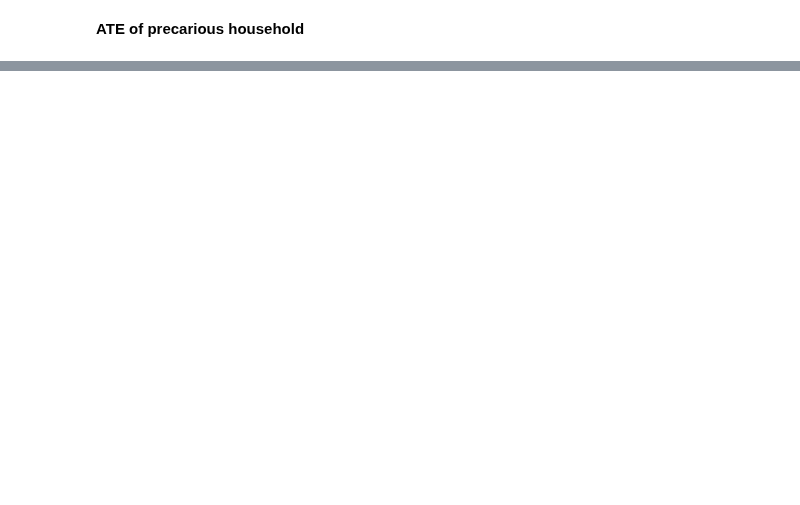
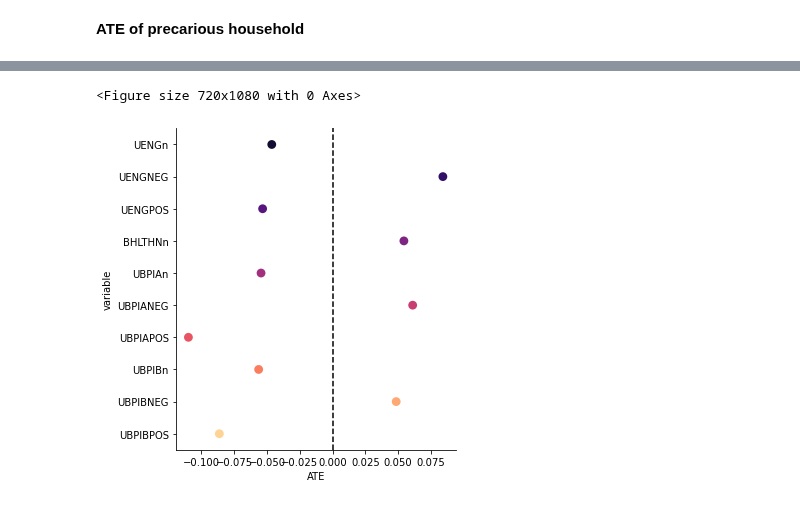
Before and after one commit to epfl-ada/ada-2020-project-milestone-p3-p3_ada-boi, a Jupyter notebook: creative_extension.ipynb, the cells around one changed output, grey strips where cells are left out. Cells and saved outputs as stored; diff of their text form; code cells hidden in the pictures; blank space fills up the shorter version.

```diff
--- a/creative_extension.ipynb
+++ b/creative_extension.ipynb
@@ -1061,3 +1078,12 @@ Number of matched subjects: 2640 / 3234
 # %%
 #sns.catplot(y = 'variable', x = 'ATE', data=ate_precarious, kind='bar', color='b', orient='h', yerr=ate_precarious['95% CI'].values)
 #plt.show()
+# %%
+fig = plt.figure(figsize=(10,15))
+sns.catplot(y='variable', x='ATE',kind='point', palette='magma', data=ate_precarious, orient='h')
+plt.axvline(0,color='k',linestyle='--')
+plt.show()
+# mauvais, je vourais manuellement gérer la taille des CI
+# %% [output]
+<Figure size 720x1080 with 0 Axes>
+[figure, added]
```
Also changed, not shown: parts of 28 cells of this notebook.
